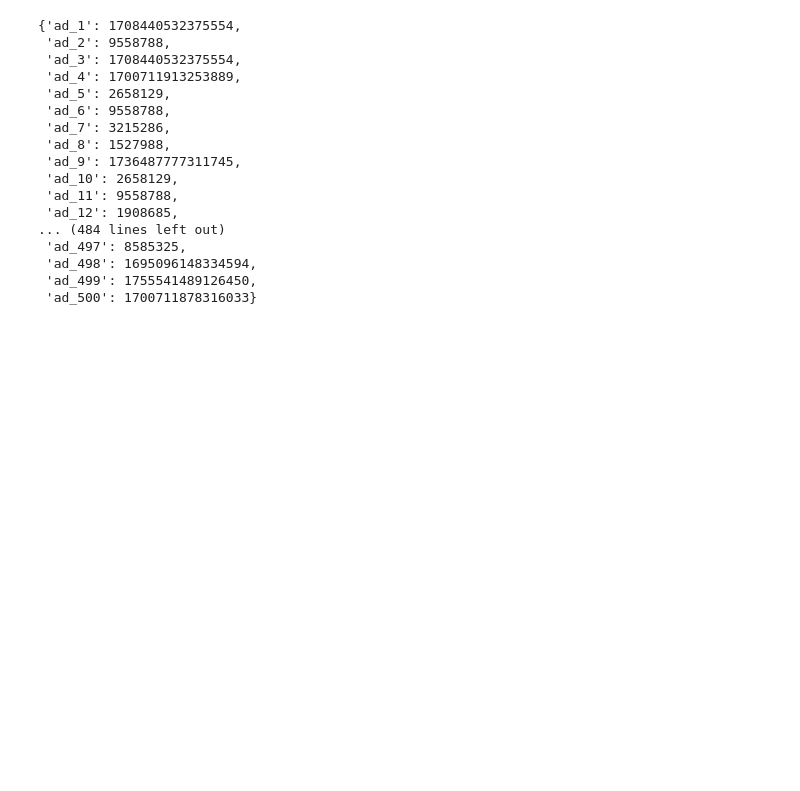
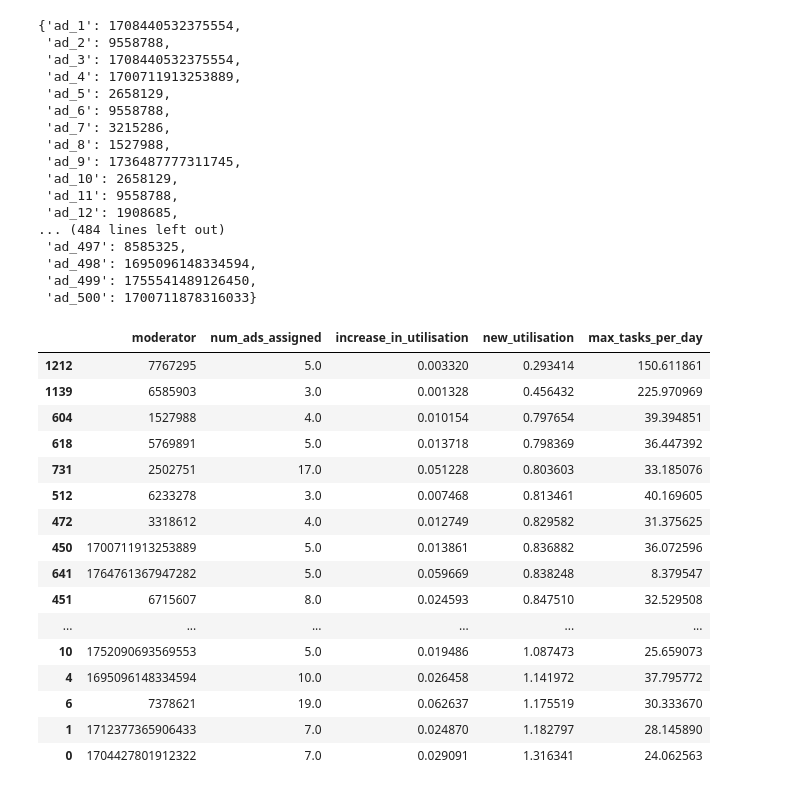
Before and after one commit to poon-zx/tiktok-ads-model, a Jupyter notebook: moderator-queue.ipynb, the cells around one changed output. Drawn from its saved outputs; the diff is of its cells as text; code cells hidden in the pictures; blank space fills up the shorter version.

```diff
--- a/moderator-queue.ipynb
+++ b/moderator-queue.ipynb
@@ -178,11 +159,0 @@ moderator_data
-# %%
-# Correcting the code and isolating the problematic computation
-problematic_values = []
-
-for ad in sample_ads_50:
-    for _, mod_row in moderator_data.iterrows():
-        value = abs(ad['ad_score'] - mod_row['moderator_score'])
-        if pd.isna(value) or value == float('inf'):
-            problematic_values.append((ad['ad_id'], mod_row['moderator'], ad['ad_score'], mod_row['moderator_score']))
-
-problematic_values
@@ -268,3 +239,44 @@ assignments
  'ad_498': 1695096148334594,
  'ad_499': 1755541489126450,
  'ad_500': 1700711878316033}
+# %%
+# Convert the dictionary of assignments into a DataFrame
+assignments_df = pd.DataFrame(list(assignments.items()), columns=['ad_id', 'moderator'])
+
+# Count the number of ads assigned to each moderator
+assigned_counts = assignments_df.groupby('moderator').size().reset_index(name='num_ads_assigned')
+
+# Merge with the original moderator_data
+merged_data = pd.merge(moderator_data, assigned_counts, left_on='moderator', right_on='moderator', how='left')
+
+# Fill NaN values with 0 (for moderators with no assignments)
+merged_data['num_ads_assigned'].fillna(0, inplace=True)
+
+# Calculate the increase in utilization % and new utilization % for each moderator
+merged_data['increase_in_utilisation'] = (merged_data['num_ads_assigned'] * merged_data['handling time']) / (PAID_HOURS_PER_DAY * 60 * 60 * 1000)
+merged_data['new_utilisation'] = merged_data['Utilisation %'] + merged_data['increase_in_utilisation']
+
+# Extract the relevant columns for display
+output_table = merged_data[['moderator', 'num_ads_assigned', 'increase_in_utilisation', 'new_utilisation', 'max_tasks_per_day']].sort_values(['new_utilisation'])
+
+output_table = output_table[output_table['num_ads_assigned'] > 0]
+
+output_table
+# %% [output]
+|  | moderator | num_ads_assigned | increase_in_utilisation | new_utilisation | max_tasks_per_day |
+| 1212 | 7767295 | 5.0 | 0.003320 | 0.293414 | 150.611861 |
+| 1139 | 6585903 | 3.0 | 0.001328 | 0.456432 | 225.970969 |
+| 604 | 1527988 | 4.0 | 0.010154 | 0.797654 | 39.394851 |
+| 618 | 5769891 | 5.0 | 0.013718 | 0.798369 | 36.447392 |
+| 731 | 2502751 | 17.0 | 0.051228 | 0.803603 | 33.185076 |
+| 512 | 6233278 | 3.0 | 0.007468 | 0.813461 | 40.169605 |
+| 472 | 3318612 | 4.0 | 0.012749 | 0.829582 | 31.375625 |
+| 450 | 1700711913253889 | 5.0 | 0.013861 | 0.836882 | 36.072596 |
+| 641 | 1764761367947282 | 5.0 | 0.059669 | 0.838248 | 8.379547 |
+| 451 | 6715607 | 8.0 | 0.024593 | 0.847510 | 32.529508 |
+| ... | ... | ... | ... | ... | ... |
+| 10 | 1752090693569553 | 5.0 | 0.019486 | 1.087473 | 25.659073 |
+| 4 | 1695096148334594 | 10.0 | 0.026458 | 1.141972 | 37.795772 |
+| 6 | 7378621 | 19.0 | 0.062637 | 1.175519 | 30.333670 |
+| 1 | 1712377365906433 | 7.0 | 0.024870 | 1.182797 | 28.145890 |
+| 0 | 1704427801912322 | 7.0 | 0.029091 | 1.316341 | 24.062563 |
```
Also changed, not shown: parts of 4 cells of this notebook.
